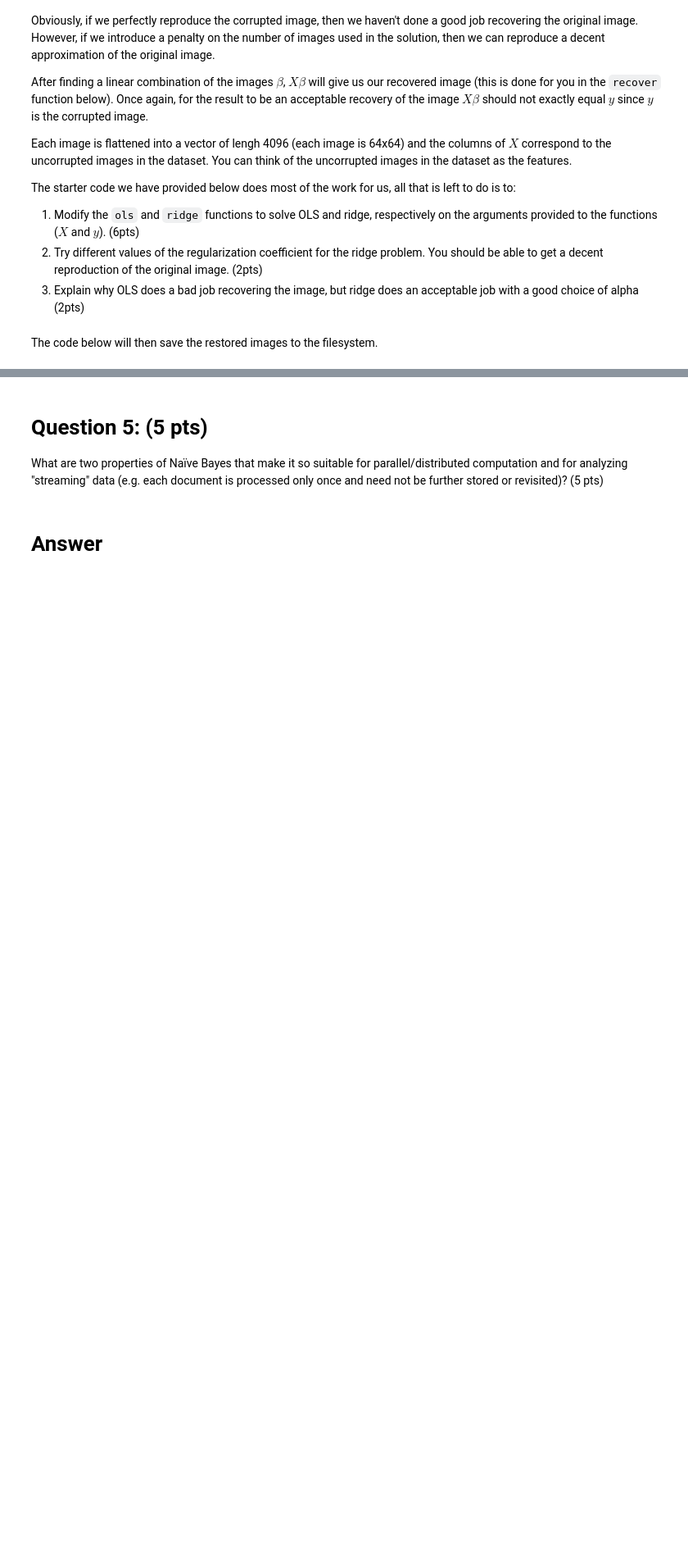
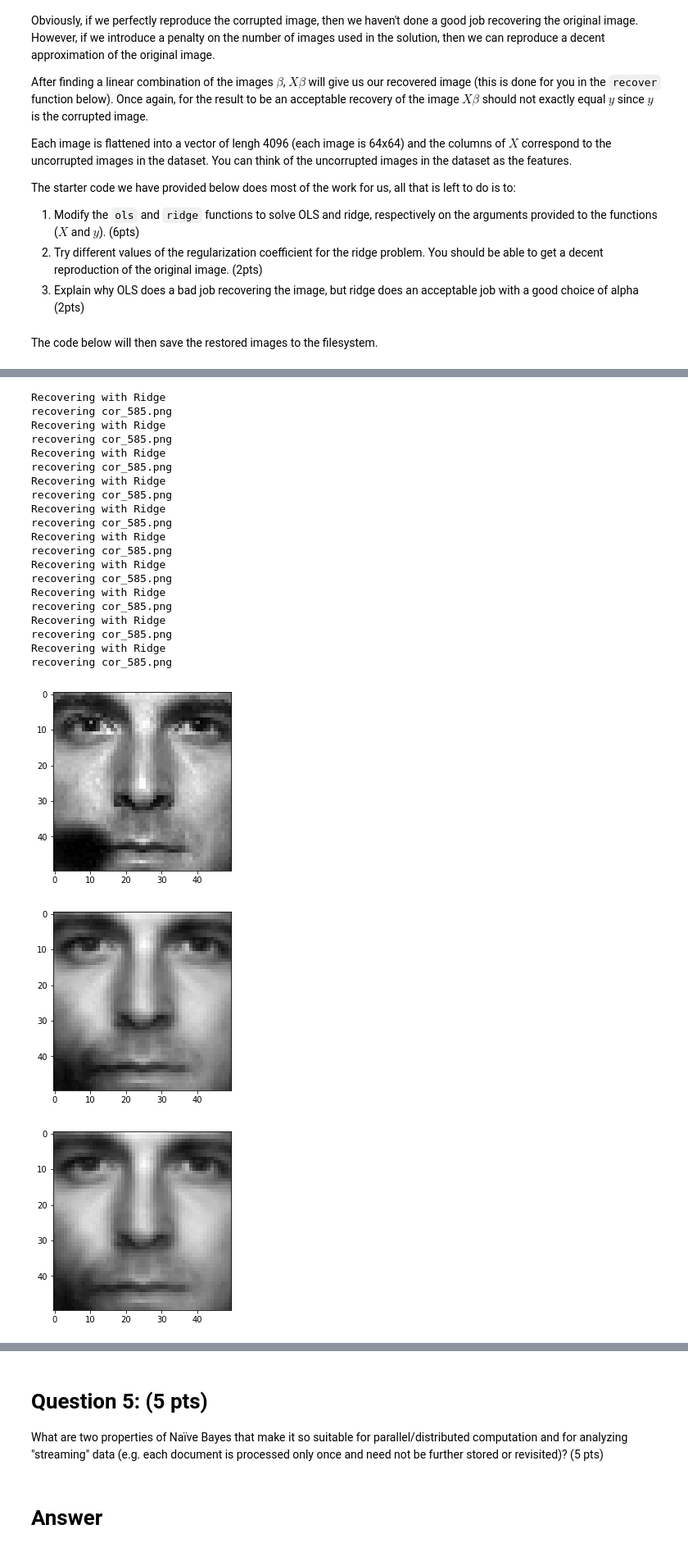
Before and after one commit to frankYaohua/dm, a Jupyter notebook: HW4-S18.ipynb, the cells around one changed output, grey strips where cells are left out. Shown at 82% size. Saved outputs shown, nothing was run; the diff lists cells and outputs as text; code cells hidden in the pictures; blank space fills up the shorter version.

```diff
--- a/HW4-S18.ipynb
+++ b/HW4-S18.ipynb
@@ -216,14 +662,18 @@ The starter code we have provided below does most of the work for us, all that i
 # %%
 from scipy.io import loadmat
 
+from sklearn.linear_model import LinearRegression
 from sklearn.linear_model import Lasso
 from sklearn.linear_model import Ridge
+
+import matplotlib
+matplotlib.use('Agg')
+import matplotlib.pyplot as plt
+
 from matplotlib.pyplot import imshow
 
 import numpy as np
 import numpy.linalg as la
-import matplotlib
-import matplotlib.pyplot as plt
 
 import PIL.Image
 import glob
@@ -244,12 +694,16 @@ def read_images(ignore=[]):
   return normalized
 
 def ols(X, y):
-
+  ols = LinearRegression()
+  ols.fit(X, y)
+  model = ols.coef_
   return model
 
 def ridge(X, y):
   #UPDATE THIS FUNCTION
-
+  ridge = Ridge()
+  ridge.fit(X, y)
+  model = ridge.coef_
   return model
 
 def get_reference_image_name(corrupted_image_name):
@@ -282,0 +747,55 @@ recover(ridge, 'Ridge')
+# %%
+def ridge(X, y, alpha):
+  #UPDATE THIS FUNCTION
+  ridge = Ridge(alpha=alpha, solver='auto')
+  ridge.fit(X, y)
+  model = ridge.coef_
+  return model
+
+def recover(method, name, alpha):
+  print("Recovering with", name)
+  plt.figure()
+  corrupted_image_name = "cor_585.png"
+  print("recovering", corrupted_image_name)
+  corrupted_image_path = corrupted_image_name
+  original_image_dimensions = np.asarray(PIL.Image.open(corrupted_image_path)).shape
+  reference_image_name = get_reference_image_name(corrupted_image_name)
+  reference_image = read_image_array('faces/' + reference_image_name)
+  reference_image_normalized = reference_image / 255.0 - np.mean(reference_image / 255.0)
+  corrupted_image = read_image_array(corrupted_image_path)
+  corrupted_image_normalized = corrupted_image / 255.0 - np.mean(corrupted_image / 255.0)
+  image_database = read_images()
+  model = method(image_database, corrupted_image_normalized, alpha)
+  recovered_image = np.dot(image_database, model)
+  recovered_image_restored = (np.dot(image_database, model) + np.mean(corrupted_image / 255.0)) * 255
+  return imshow(PIL.Image.fromarray(np.int32(recovered_image_restored.reshape(original_image_dimensions))).convert("L"), cmap='gray')
+
+%matplotlib inline
+alphas = np.linspace(0.1, 1000, 10)
+
+for alpha in alphas:
+    recover(ridge, 'Ridge', alpha)
+# %% [output]
+Recovering with Ridge
+recovering cor_585.png
+Recovering with Ridge
+recovering cor_585.png
+Recovering with Ridge
+recovering cor_585.png
+Recovering with Ridge
+recovering cor_585.png
+Recovering with Ridge
+recovering cor_585.png
+Recovering with Ridge
+recovering cor_585.png
+Recovering with Ridge
+recovering cor_585.png
+Recovering with Ridge
+recovering cor_585.png
+Recovering with Ridge
+recovering cor_585.png
+Recovering with Ridge
+recovering cor_585.png
+[figure, added]
+[figure, added]
+[figure, added]
```
Also changed, not shown: parts of 23 cells of this notebook.
